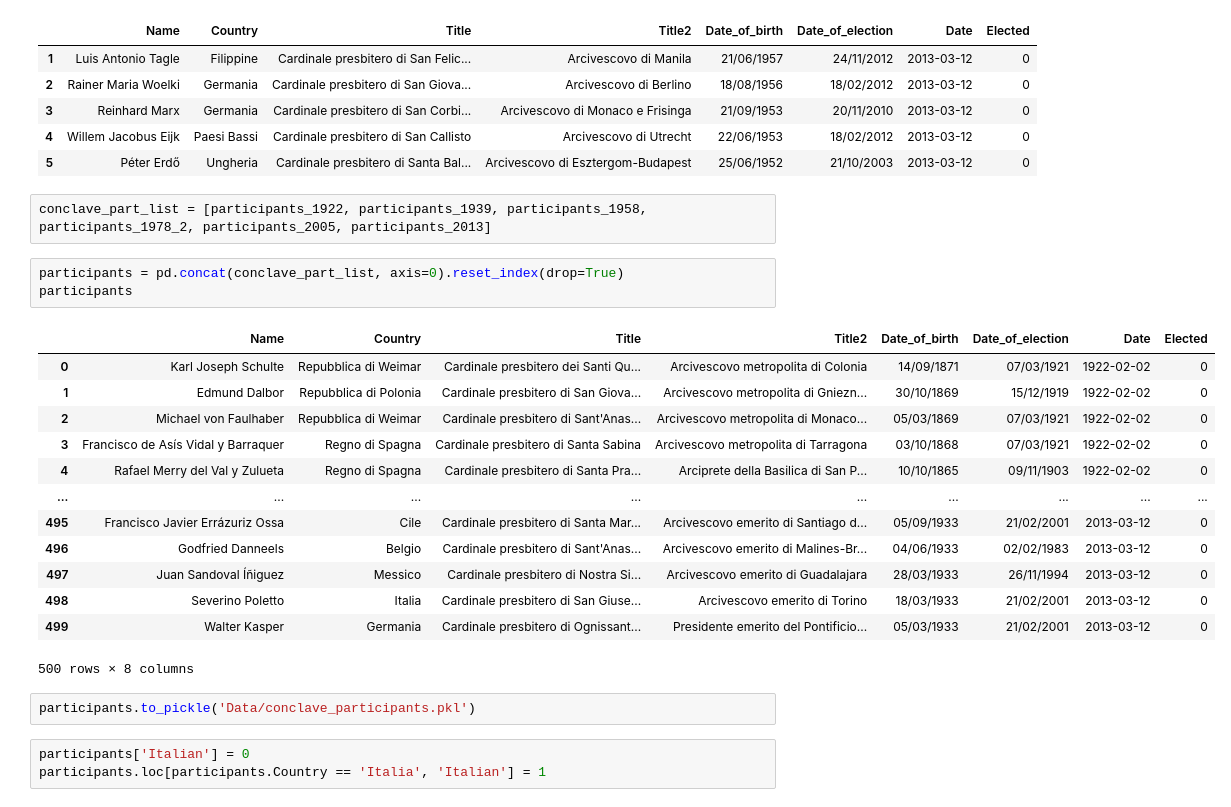
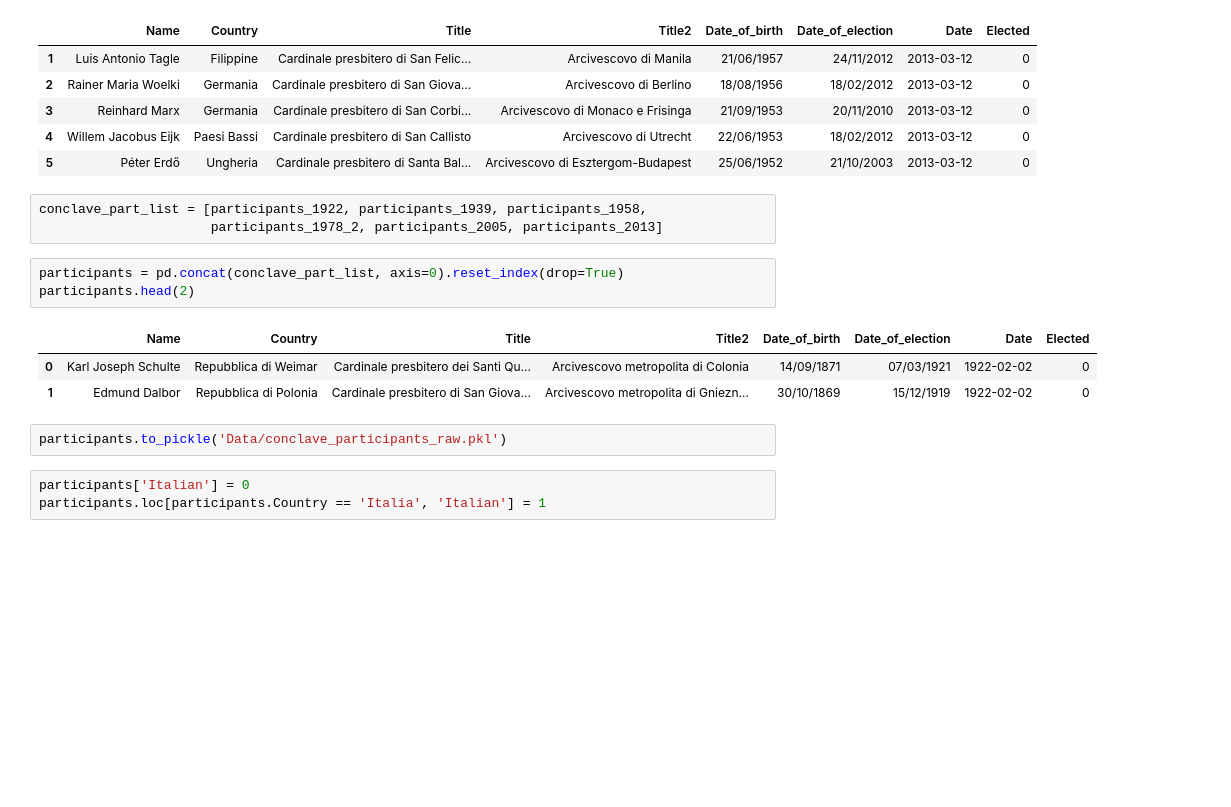
Before and after one commit to kozlowski-j/conclave_predict, a Jupyter notebook: 1. Get data.ipynb, the cells around one changed output. Saved outputs shown, nothing was run; the diff lists cells and outputs as text; blank space fills up the shorter version.

```diff
--- a/1. Get data.ipynb
+++ b/1. Get data.ipynb
@@ -130,26 +131,17 @@ participants_2013.head()
 | 4 | Willem Jacobus Eijk | Paesi Bassi | Cardinale presbitero di San Callisto | Arcivescovo di Utrecht | 22/06/1953 | 18/02/2012 | 2013-03-12 | 0 |
 | 5 | Péter Erdő | Ungheria | Cardinale presbitero di Santa Bal... | Arcivescovo di Esztergom-Budapest | 25/06/1952 | 21/10/2003 | 2013-03-12 | 0 |
 # %%
-conclave_part_list = [participants_1922, participants_1939, participants_1958, participants_1978_2, participants_2005, participants_2013]
+conclave_part_list = [participants_1922, participants_1939, participants_1958,
+                      participants_1978_2, participants_2005, participants_2013]
 # %%
 participants = pd.concat(conclave_part_list, axis=0).reset_index(drop=True)
-participants
+participants.head(2)
 # %% [output]
 |  | Name | Country | Title | Title2 | Date_of_birth | Date_of_election | Date | Elected |
 | 0 | Karl Joseph Schulte | Repubblica di Weimar | Cardinale presbitero dei Santi Qu... | Arcivescovo metropolita di Colonia | 14/09/1871 | 07/03/1921 | 1922-02-02 | 0 |
 | 1 | Edmund Dalbor | Repubblica di Polonia | Cardinale presbitero di San Giova... | Arcivescovo metropolita di Gniezn... | 30/10/1869 | 15/12/1919 | 1922-02-02 | 0 |
-| 2 | Michael von Faulhaber | Repubblica di Weimar | Cardinale presbitero di Sant'Anas... | Arcivescovo metropolita di Monaco... | 05/03/1869 | 07/03/1921 | 1922-02-02 | 0 |
-| 3 | Francisco de Asís Vidal y Barraquer | Regno di Spagna | Cardinale presbitero di Santa Sabina | Arcivescovo metropolita di Tarragona | 03/10/1868 | 07/03/1921 | 1922-02-02 | 0 |
-| 4 | Rafael Merry del Val y Zulueta | Regno di Spagna | Cardinale presbitero di Santa Pra... | Arciprete della Basilica di San P... | 10/10/1865 | 09/11/1903 | 1922-02-02 | 0 |
-| ... | ... | ... | ... | ... | ... | ... | ... | ... |
-| 495 | Francisco Javier Errázuriz Ossa | Cile | Cardinale presbitero di Santa Mar... | Arcivescovo emerito di Santiago d... | 05/09/1933 | 21/02/2001 | 2013-03-12 | 0 |
-| 496 | Godfried Danneels | Belgio | Cardinale presbitero di Sant'Anas... | Arcivescovo emerito di Malines-Br... | 04/06/1933 | 02/02/1983 | 2013-03-12 | 0 |
-| 497 | Juan Sandoval Íñiguez | Messico | Cardinale presbitero di Nostra Si... | Arcivescovo emerito di Guadalajara | 28/03/1933 | 26/11/1994 | 2013-03-12 | 0 |
-| 498 | Severino Poletto | Italia | Cardinale presbitero di San Giuse... | Arcivescovo emerito di Torino | 18/03/1933 | 21/02/2001 | 2013-03-12 | 0 |
-| 499 | Walter Kasper | Germania | Cardinale presbitero di Ognissant... | Presidente emerito del Pontificio... | 05/03/1933 | 21/02/2001 | 2013-03-12 | 0 |
-500 rows × 8 columns
 # %%
-participants.to_pickle('Data/conclave_participants.pkl')
+participants.to_pickle('Data/conclave_participants_raw.pkl')
 # %%
 participants['Italian'] = 0
 participants.loc[participants.Country == 'Italia', 'Italian'] = 1
```
Also changed, not shown: parts of 8 cells of this notebook, 2 other files.
